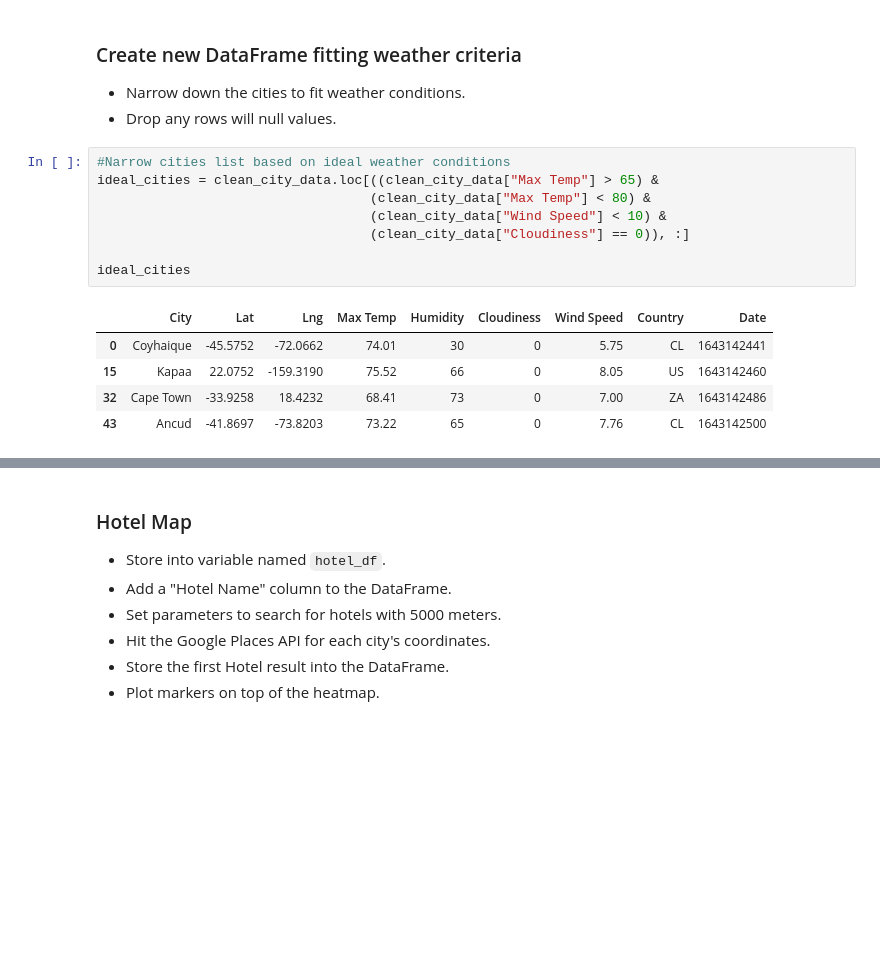
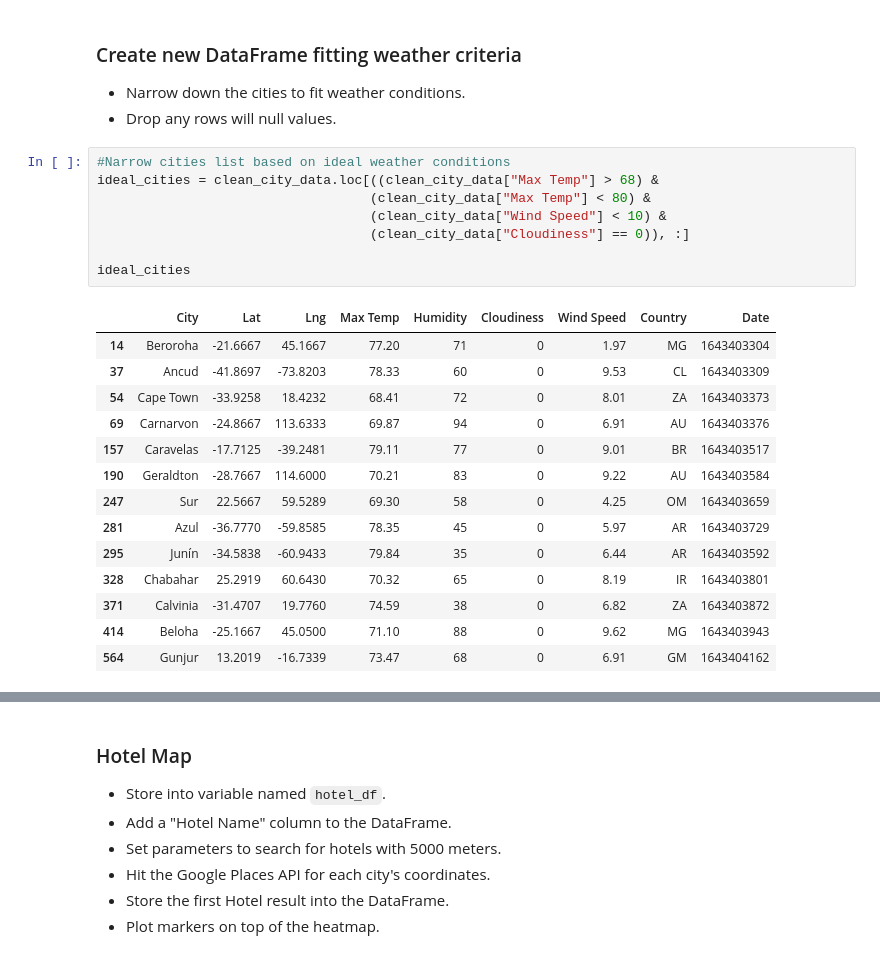
Before and after one commit to cekiorpes/python-api-challenge, a Jupyter notebook: WeatherPy/VacationPy.ipynb, the cells around one changed output, grey strips where cells are left out. Drawn from its saved outputs; the diff is of its cells as text; blank space fills up the shorter version.

Commit message:
Running code for >500 cities

```diff
--- a/WeatherPy/VacationPy.ipynb
+++ b/WeatherPy/VacationPy.ipynb
@@ -62,18 +62,27 @@ fig
 * Drop any rows will null values.
 # %%
 #Narrow cities list based on ideal weather conditions
-ideal_cities = clean_city_data.loc[((clean_city_data["Max Temp"] > 65) &
+ideal_cities = clean_city_data.loc[((clean_city_data["Max Temp"] > 68) &
                                    (clean_city_data["Max Temp"] < 80) &
                                    (clean_city_data["Wind Speed"] < 10) &
                                    (clean_city_data["Cloudiness"] == 0)), :]
 
 ideal_cities
 # %% [output]
 |  | City | Lat | Lng | Max Temp | Humidity | Cloudiness | Wind Speed | Country | Date |
-| 0 | Coyhaique | -45.5752 | -72.0662 | 74.01 | 30 | 0 | 5.75 | CL | 1643142441 |
-| 15 | Kapaa | 22.0752 | -159.3190 | 75.52 | 66 | 0 | 8.05 | US | 1643142460 |
-| 32 | Cape Town | -33.9258 | 18.4232 | 68.41 | 73 | 0 | 7.00 | ZA | 1643142486 |
-| 43 | Ancud | -41.8697 | -73.8203 | 73.22 | 65 | 0 | 7.76 | CL | 1643142500 |
+| 14 | Beroroha | -21.6667 | 45.1667 | 77.20 | 71 | 0 | 1.97 | MG | 1643403304 |
+| 37 | Ancud | -41.8697 | -73.8203 | 78.33 | 60 | 0 | 9.53 | CL | 1643403309 |
+| 54 | Cape Town | -33.9258 | 18.4232 | 68.41 | 72 | 0 | 8.01 | ZA | 1643403373 |
+| 69 | Carnarvon | -24.8667 | 113.6333 | 69.87 | 94 | 0 | 6.91 | AU | 1643403376 |
+| 157 | Caravelas | -17.7125 | -39.2481 | 79.11 | 77 | 0 | 9.01 | BR | 1643403517 |
+| 190 | Geraldton | -28.7667 | 114.6000 | 70.21 | 83 | 0 | 9.22 | AU | 1643403584 |
+| 247 | Sur | 22.5667 | 59.5289 | 69.30 | 58 | 0 | 4.25 | OM | 1643403659 |
+| 281 | Azul | -36.7770 | -59.8585 | 78.35 | 45 | 0 | 5.97 | AR | 1643403729 |
+| 295 | Junín | -34.5838 | -60.9433 | 79.84 | 35 | 0 | 6.44 | AR | 1643403592 |
+| 328 | Chabahar | 25.2919 | 60.6430 | 70.32 | 65 | 0 | 8.19 | IR | 1643403801 |
+| 371 | Calvinia | -31.4707 | 19.7760 | 74.59 | 38 | 0 | 6.82 | ZA | 1643403872 |
+| 414 | Beloha | -25.1667 | 45.0500 | 71.10 | 88 | 0 | 9.62 | MG | 1643403943 |
+| 564 | Gunjur | 13.2019 | -16.7339 | 73.47 | 68 | 0 | 6.91 | GM | 1643404162 |
 # %%
 #Drop rows with null values
 hotel_df = ideal_cities.dropna(how = "any")
```
Also changed, not shown: parts of 4 cells of this notebook.
